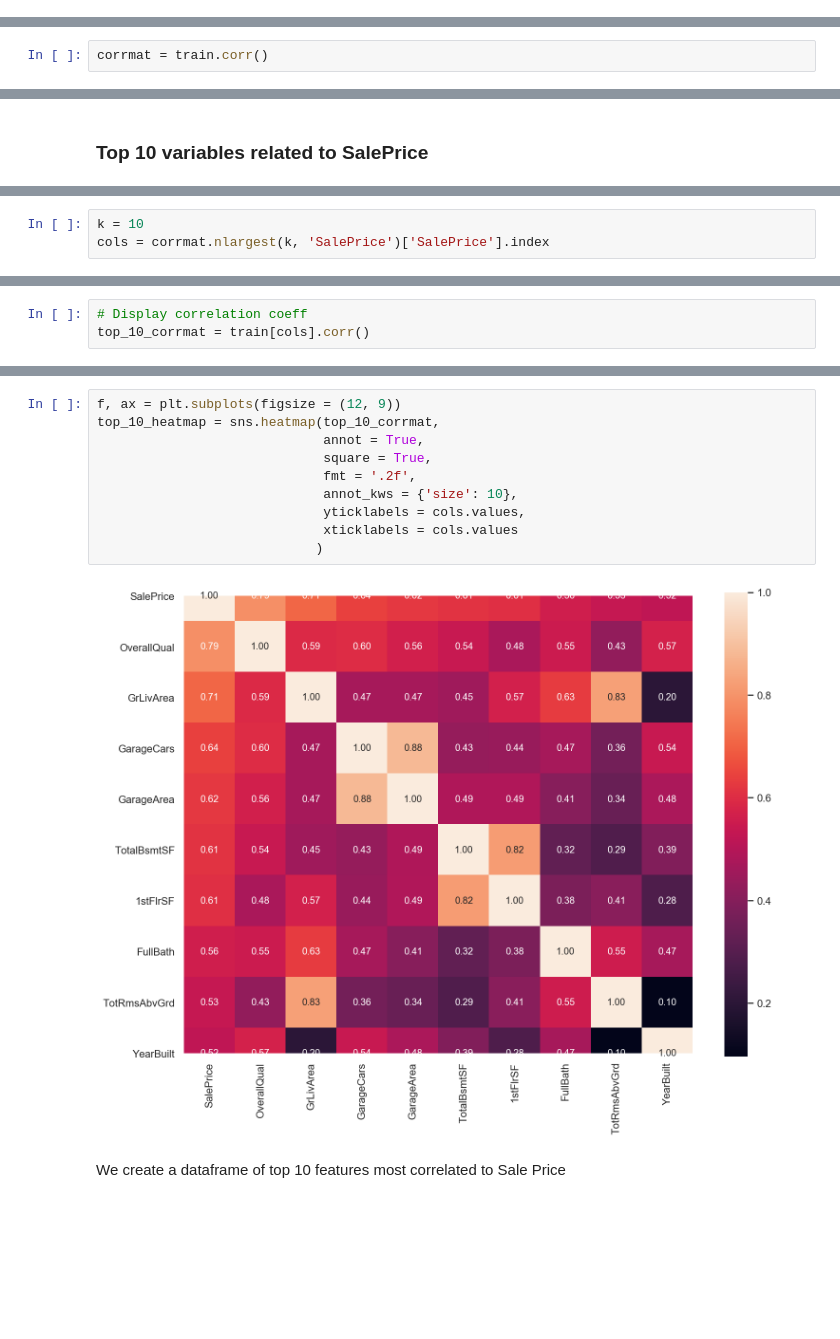
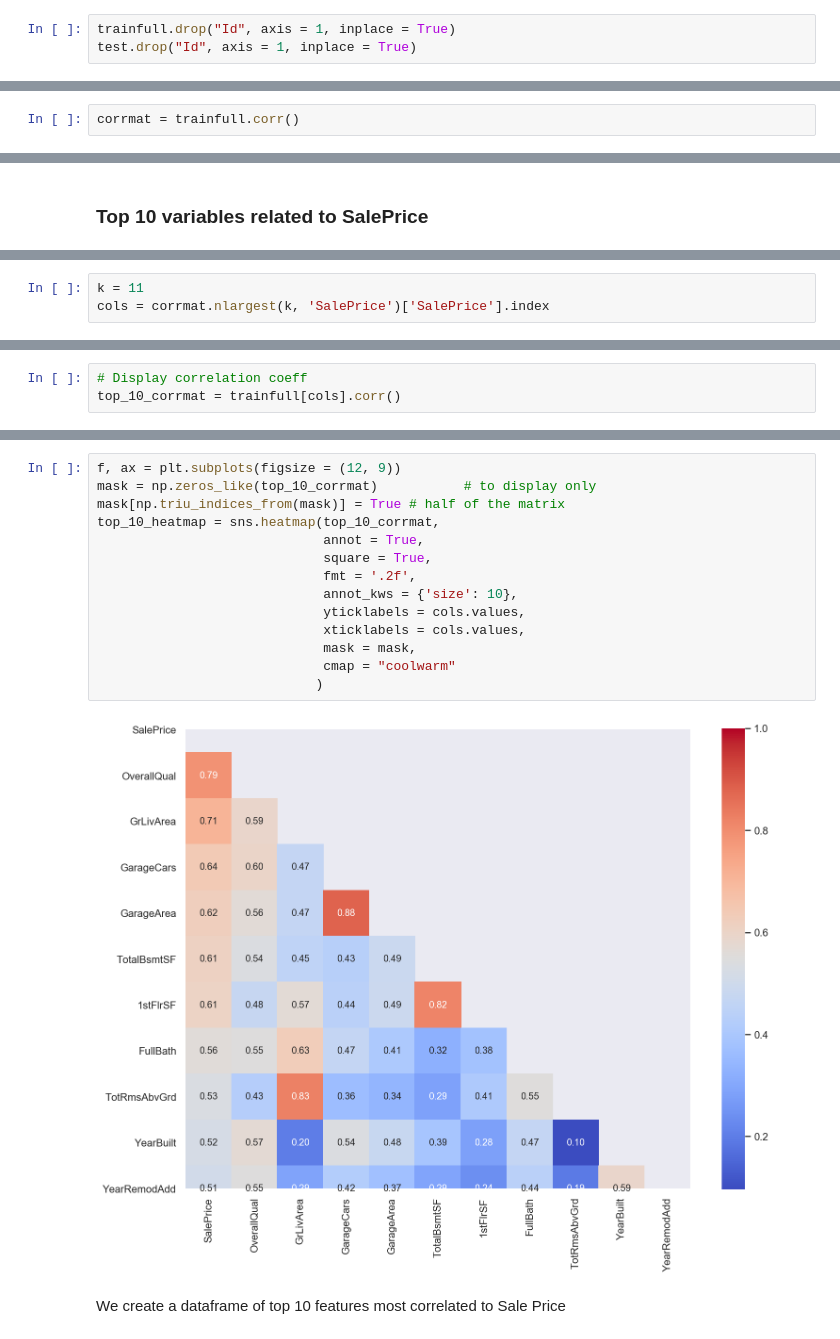
Before and after one commit to Simplon-IA-Bdx-1/house-prices-mehdi-bastien, a Jupyter notebook: HousePrices.ipynb, the cells around one changed output, grey strips where cells are left out. Cells and saved outputs as stored; diff of their text form; blank space fills up the shorter version.

```diff
--- a/HousePrices.ipynb
+++ b/HousePrices.ipynb
@@ -38,0 +41,3 @@ Test data size before drop Id column : (1459, 80)
+# %%
+trainfull.drop("Id", axis = 1, inplace = True)
+test.drop("Id", axis = 1, inplace = True)
@@ -149,4 +180,4 @@ print(f"{total_cat} categorical + {total_num} numerical = {total_cat + total_num
 # %% [markdown]
 ### Correlation matrix heatmap
 # %%
-corrmat = train.corr()
+corrmat = trainfull.corr()
@@ -184,5 +197,5 @@ Another Correlation Matrix with Top 10  features most related to Sale Price
 # %%
-k = 10
+k = 11
 cols = corrmat.nlargest(k, 'SalePrice')['SalePrice'].index
 # %%
 cols
@@ -192,5 +206,5 @@ Index(['SalePrice', 'OverallQual', 'GrLivArea', 'GarageCars', 'GarageArea',
       dtype='object')
 # %%
 # Display correlation coeff
-top_10_corrmat = train[cols].corr()
+top_10_corrmat = trainfull[cols].corr()
 # %%
@@ -200,14 +225,18 @@ top_10_corrmat.columns[1]
 # %%
 f, ax = plt.subplots(figsize = (12, 9))
+mask = np.zeros_like(top_10_corrmat)           # to display only
+mask[np.triu_indices_from(mask)] = True # half of the matrix
 top_10_heatmap = sns.heatmap(top_10_corrmat,
                              annot = True,
                              square = True,
                              fmt = '.2f',
                              annot_kws = {'size': 10},
                              yticklabels = cols.values,
-                             xticklabels = cols.values
+                             xticklabels = cols.values,
+                             mask = mask,
+                             cmap = "coolwarm"
                             )
 # %% [output]
-[figure, old version]
+[figure, new version]
 # %% [markdown]
 We create a dataframe of top 10 features most correlated to Sale Price
```
Also changed, not shown: parts of 112 cells of this notebook.
